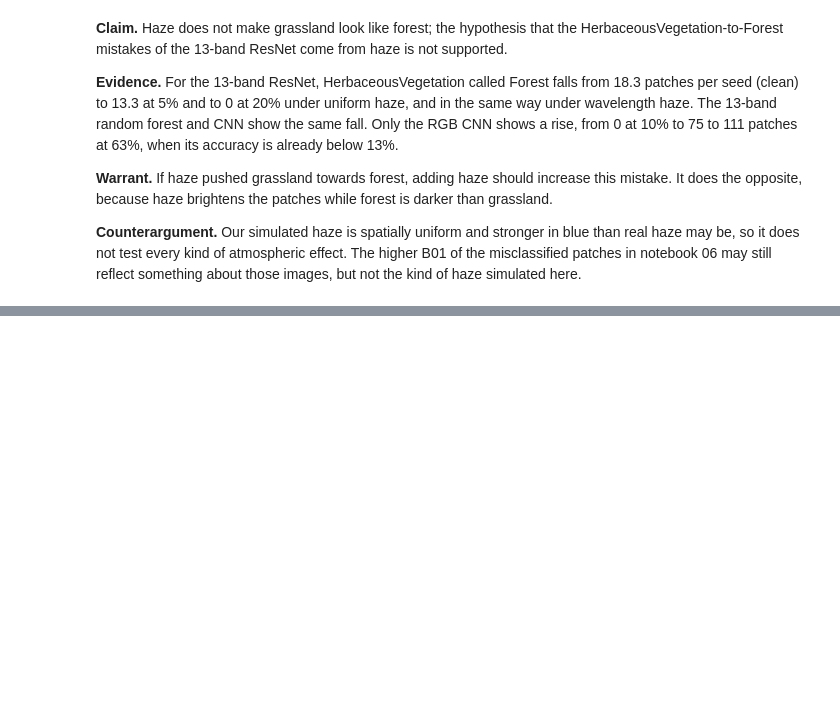
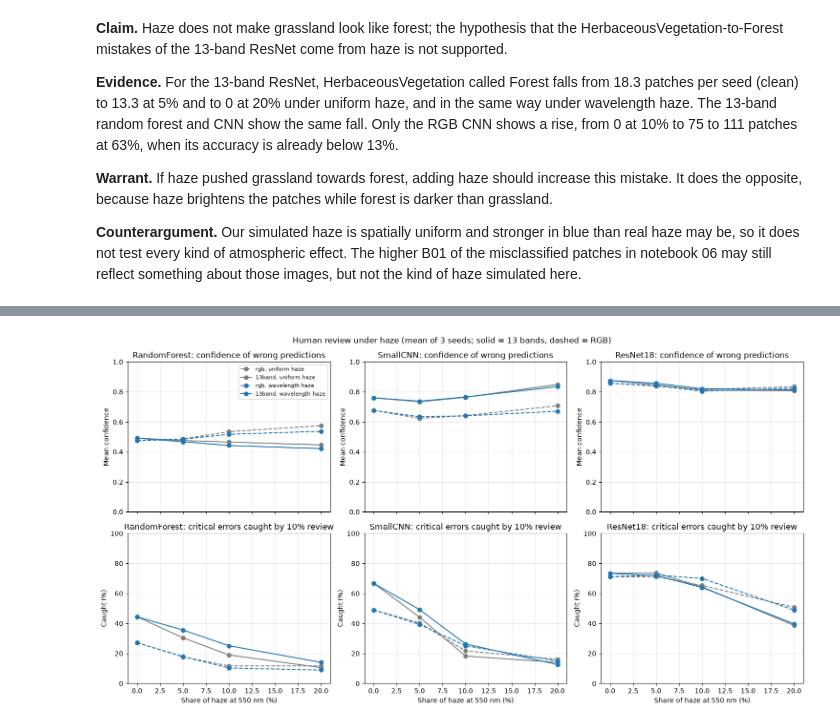
Before and after one commit to estellearnander/piece_of_crop, a Jupyter notebook: notebooks/07_haze.ipynb, the cells around one changed output, grey strips where cells are left out. Cells and saved outputs as stored; diff of their text form; code cells hidden in the pictures; blank space fills up the shorter version.

```diff
--- a/notebooks/07_haze.ipynb
+++ b/notebooks/07_haze.ipynb
@@ -362,0 +451,22 @@ display(herb_forest.unstack(["input"]).unstack(["profile"]).round(1))
+# %%
+fig, axes = plt.subplots(2, len(MODELS), figsize=(15, 8), sharex=True)
+means = review_means.reset_index()
+for col, model_name in enumerate(MODELS):
+    for profile in PROFILES:
+        for input_type in INPUTS:
+            line = means[(means["model"] == model_name) & (means["profile"] == profile) & (means["input"] == input_type)].sort_values("haze_550")
+            style = dict(marker="o", color=colours[profile], ls="-" if input_type == "13band" else "--")
+            axes[0, col].plot(line["haze_550"] * 100, line["confidence_wrong"], label=f"{input_type}, {profile} haze", **style)
+            axes[1, col].plot(line["haze_550"] * 100, line["critical_caught_by_review"] * 100, **style)
+    axes[0, col].set(title=f"{model_name}: confidence of wrong predictions", ylabel="Mean confidence", ylim=(0, 1))
+    axes[1, col].set(title=f"{model_name}: critical errors caught by 10% review", ylabel="Caught (%)",
+                     xlabel="Share of haze at 550 nm (%)", ylim=(0, 100))
+    for ax in axes[:, col]:
+        ax.grid(alpha=0.3)
+axes[0, 0].legend(fontsize=8)
+fig.suptitle("Human review under haze (mean of 3 seeds; solid = 13 bands, dashed = RGB)")
+fig.tight_layout()
+fig.savefig(figures_dir / "haze_review.png", dpi=150, bbox_inches="tight")
+plt.show()
+# %% [output]
+[figure, added]
```
Also changed, not shown: parts of 10 cells of this notebook, 7 other files.
